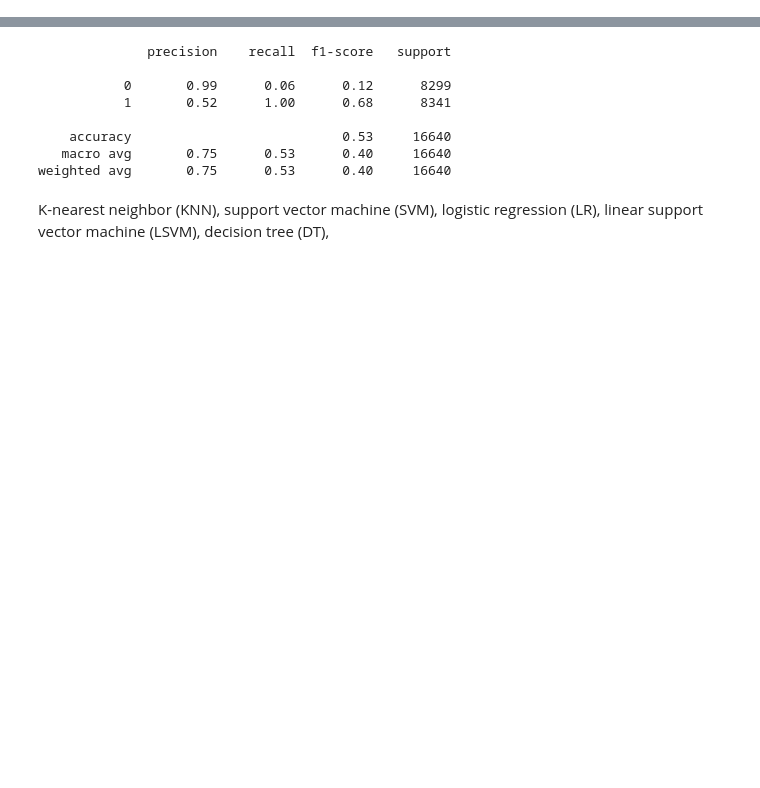
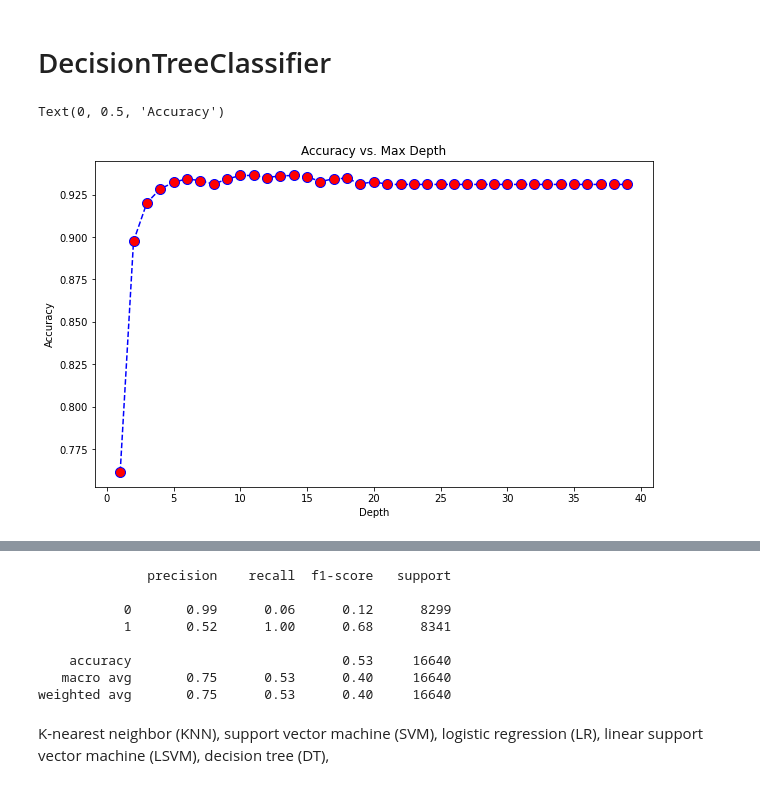
Before and after one commit to jatinchawda1503/Fake-News-Detection, a Jupyter notebook: fake-news.ipynb, the cells around one changed output, grey strips where cells are left out. Saved outputs shown, nothing was run; the diff lists cells and outputs as text; code cells hidden in the pictures; blank space fills up the shorter version.

```diff
--- a/fake-news.ipynb
+++ b/fake-news.ipynb
@@ -215,0 +124,10 @@ weighted avg       0.79      0.65      0.60     16640
+# %%
+k = 40
+
+knn_optimal = KNeighborsClassifier(n_neighbors = k, metric = 'euclidean')
+knn_optimal.fit(X_train, y_train.values.ravel())
+y_pred = get_prediction(knn_optimal,X_test)
+matrix,report = get_report(y_test,y_pred)
+print("Pridiction Values is",y_pred)
+print(matrix)
+print(report)
@@ -215,0 +146,20 @@ weighted avg       0.79      0.65      0.60     16640
+# %% [markdown]
+# DecisionTreeClassifier
+# %%
+from sklearn.tree import DecisionTreeClassifier
+acc = []
+for i in range(1,40):
+    dt = DecisionTreeClassifier(criterion = 'entropy', random_state = 0, max_depth = i)
+    dt.fit(X_train, y_train.values.ravel())
+    Pred_DT = dt.predict(X_test)
+    acc.append(metrics.accuracy_score(y_test, Pred_DT))
+
+plt.figure(figsize=(10,6))
+plt.plot(range(1,40),acc,color = 'blue',linestyle='dashed',
+         marker='o',markerfacecolor='red', markersize=10)
+plt.title('Accuracy vs. Max Depth')
+plt.xlabel('Depth')
+plt.ylabel('Accuracy')
+# %% [output]
+Text(0, 0.5, 'Accuracy')
+[figure, added]
```
Also changed, not shown: parts of 47 cells of this notebook, 2 other files.
